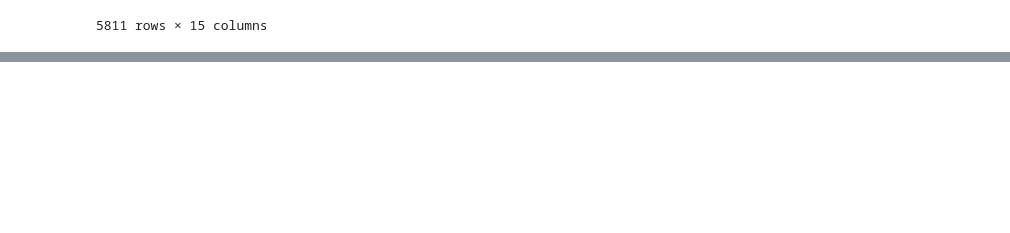
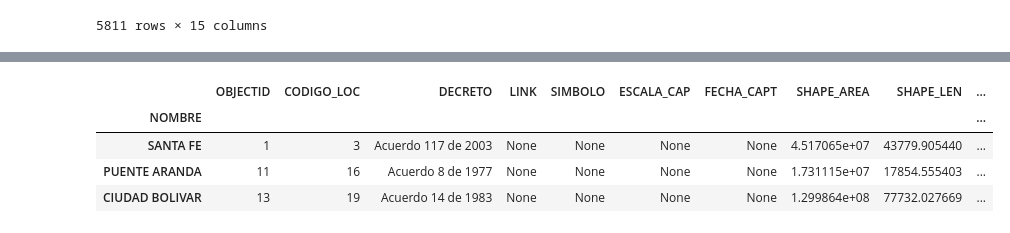
Before and after one commit to GaloRomero/pythonCode, a Jupyter notebook: GeoPandas.ipynb, the cells around one changed output, grey strips where cells are left out. Drawn from its saved outputs; the diff is of its cells as text; code cells hidden in the pictures; blank space fills up the shorter version.

```diff
--- a/GeoPandas.ipynb
+++ b/GeoPandas.ipynb
@@ -40,0 +107,8 @@ barrios_zip
+# %%
+localidades_shp.head(3)
+# %% [output]
+|  | OBJECTID | CODIGO_LOC | DECRETO | LINK | SIMBOLO | ESCALA_CAP | FECHA_CAPT | SHAPE_AREA | SHAPE_LEN | ... |
+| NOMBRE |  |  |  |  |  |  |  |  |  | ... |
+| SANTA FE | 1 | 3 | Acuerdo 117 de 2003 | None | None | None | None | 4.517065e+07 | 43779.905440 | ... |
+| PUENTE ARANDA | 11 | 16 | Acuerdo 8 de 1977 | None | None | None | None | 1.731115e+07 | 17854.555403 | ... |
+| CIUDAD BOLIVAR | 13 | 19 | Acuerdo 14 de 1983 | None | None | None | None | 1.299864e+08 | 77732.027669 | ... |
```
Also changed, not shown: parts of 10 cells of this notebook.
